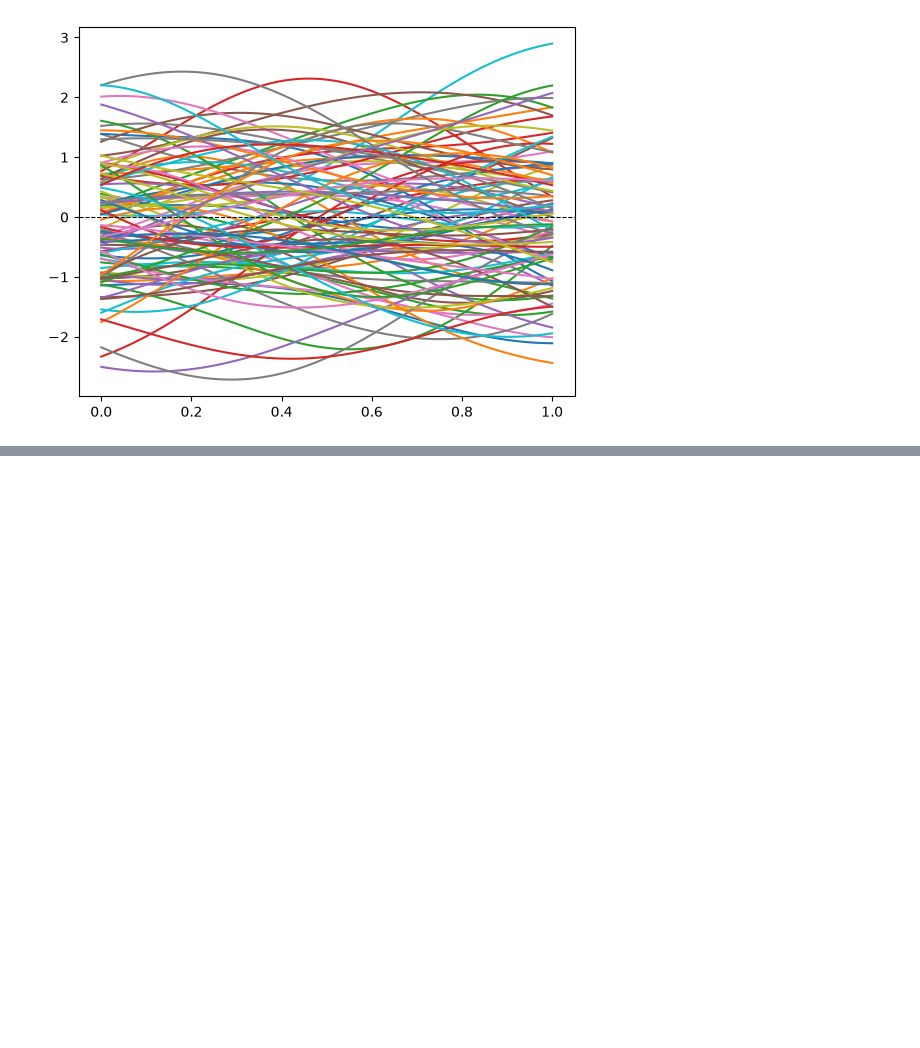
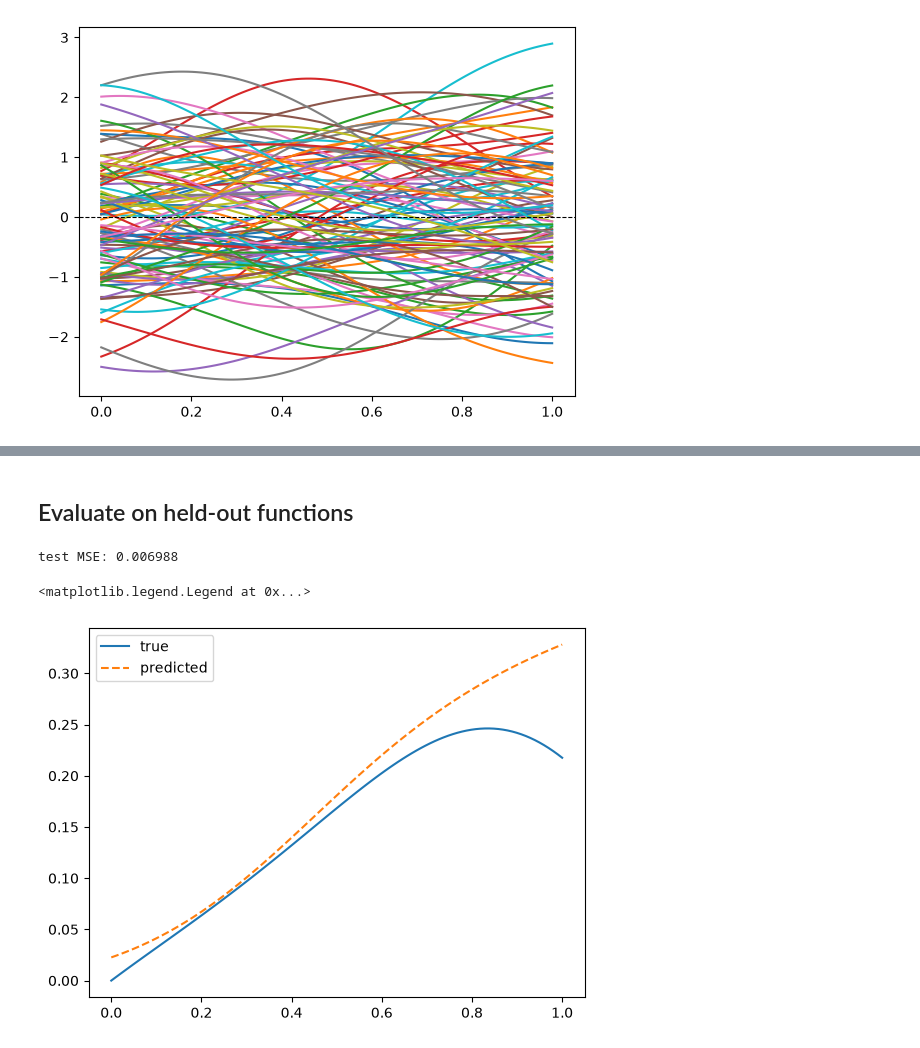
Before and after one commit to leoamullins/deeponet-operator-learning, a Jupyter notebook: notebooks/01_antiderivative.ipynb, the cells around one changed output, grey strips where cells are left out. Cells and saved outputs as stored; diff of their text form; code cells hidden in the pictures; blank space fills up the shorter version.

```diff
--- a/notebooks/01_antiderivative.ipynb
+++ b/notebooks/01_antiderivative.ipynb
@@ -24,0 +100,21 @@ plt.axhline(0, color='black', linewidth=0.8, linestyle='--')
+# %% [markdown]
+## Evaluate on held-out functions
+# %%
+model.eval()
+u_test_t = torch.tensor(u_test, dtype=torch.float32)
+s_test_t = torch.tensor(s_test, dtype=torch.float32)
+
+with torch.no_grad():
+    pred_test = model(u_test_t, y_query_t)
+    test_loss = loss_fn(pred_test, s_test_t)
+
+print(f"test MSE: {test_loss.item():.6f}")
+
+i = 0
+plt.plot(x_fine, s_test[i], label='true')
+plt.plot(x_fine, pred_test[i].numpy(), '--', label='predicted')
+plt.legend()
+# %% [output]
+test MSE: 0.006988
+<matplotlib.legend.Legend at 0x...>
+[figure, added]
```
Also changed, not shown: parts of 7 cells of this notebook, 2 other files.
